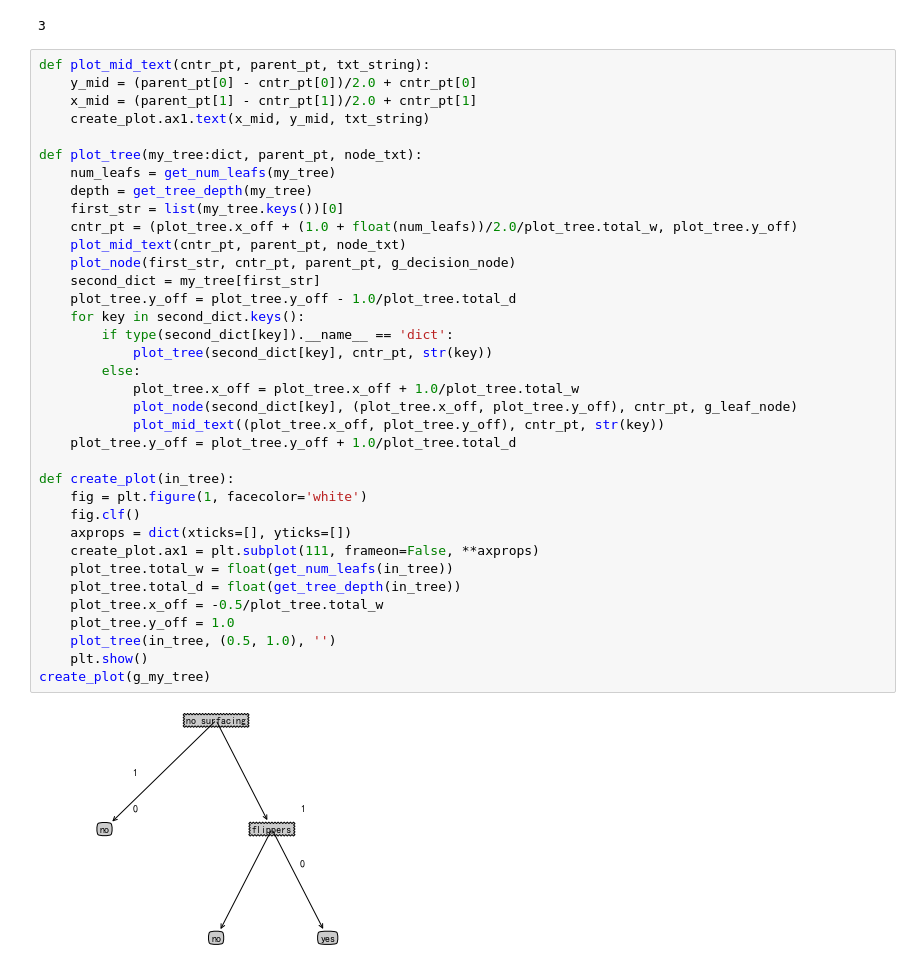
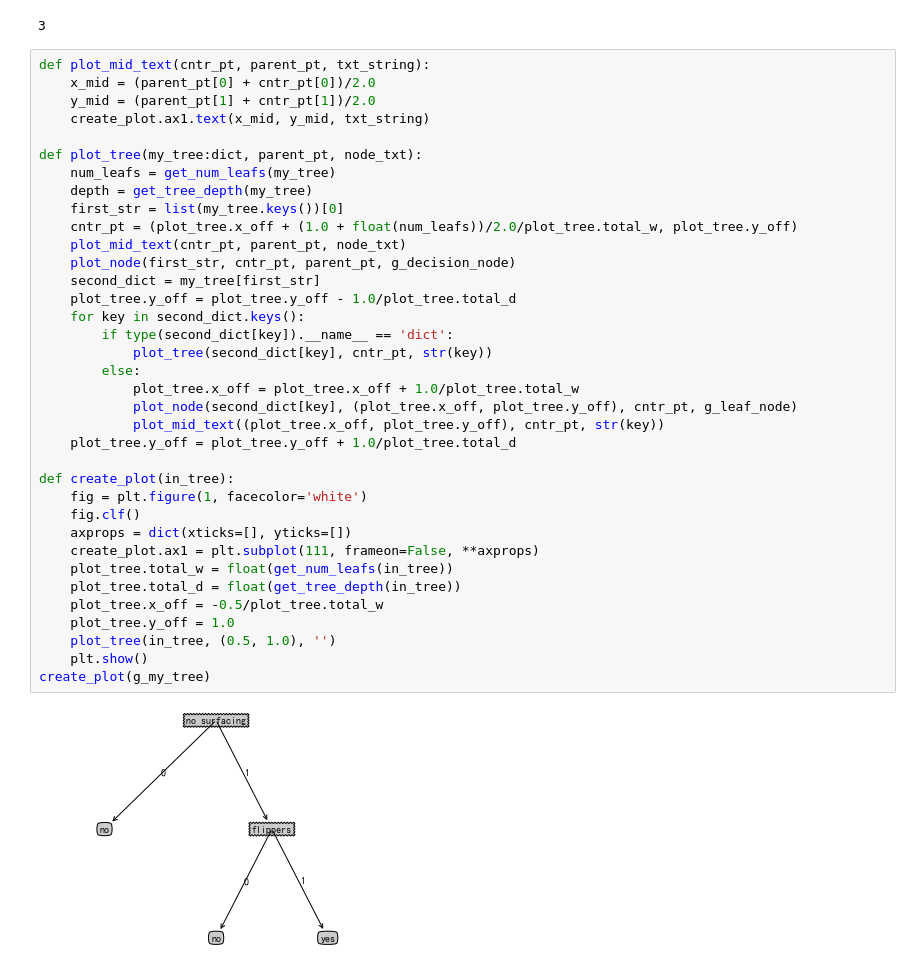
Before and after one commit to tangchengzao/pythonstudy, a Jupyter notebook: day02/decision_tree.ipynb, the cells around one changed output. Drawn from its saved outputs; the diff is of its cells as text.

```diff
--- a/day02/decision_tree.ipynb
+++ b/day02/decision_tree.ipynb
@@ -155,42 +156,42 @@ get_num_leafs(g_my_tree)
 3
 # %%
 def plot_mid_text(cntr_pt, parent_pt, txt_string):
-    y_mid = (parent_pt[0] - cntr_pt[0])/2.0 + cntr_pt[0]
-    x_mid = (parent_pt[1] - cntr_pt[1])/2.0 + cntr_pt[1]
+    x_mid = (parent_pt[0] + cntr_pt[0])/2.0
+    y_mid = (parent_pt[1] + cntr_pt[1])/2.0
     create_plot.ax1.text(x_mid, y_mid, txt_string)
 
 def plot_tree(my_tree:dict, parent_pt, node_txt):
     num_leafs = get_num_leafs(my_tree)
     depth = get_tree_depth(my_tree)
     first_str = list(my_tree.keys())[0]
     cntr_pt = (plot_tree.x_off + (1.0 + float(num_leafs))/2.0/plot_tree.total_w, plot_tree.y_off)
     plot_mid_text(cntr_pt, parent_pt, node_txt)
     plot_node(first_str, cntr_pt, parent_pt, g_decision_node)
     second_dict = my_tree[first_str]
     plot_tree.y_off = plot_tree.y_off - 1.0/plot_tree.total_d
     for key in second_dict.keys():
         if type(second_dict[key]).__name__ == 'dict':
             plot_tree(second_dict[key], cntr_pt, str(key))
         else:
             plot_tree.x_off = plot_tree.x_off + 1.0/plot_tree.total_w
             plot_node(second_dict[key], (plot_tree.x_off, plot_tree.y_off), cntr_pt, g_leaf_node)
             plot_mid_text((plot_tree.x_off, plot_tree.y_off), cntr_pt, str(key))
     plot_tree.y_off = plot_tree.y_off + 1.0/plot_tree.total_d
 
 def create_plot(in_tree):
     fig = plt.figure(1, facecolor='white')
     fig.clf()
     axprops = dict(xticks=[], yticks=[])
     create_plot.ax1 = plt.subplot(111, frameon=False, **axprops)
     plot_tree.total_w = float(get_num_leafs(in_tree))
     plot_tree.total_d = float(get_tree_depth(in_tree))
     plot_tree.x_off = -0.5/plot_tree.total_w
     plot_tree.y_off = 1.0
     plot_tree(in_tree, (0.5, 1.0), '')
     plt.show()
 create_plot(g_my_tree)
 # %% [output]
-[figure, old version]
+[figure, new version]
 # %%
 def classify(input_tree, feat_labels, test_vec):
     first_str = list(input_tree.keys())[0]
```
Also changed, not shown: parts of 7 cells of this notebook.
